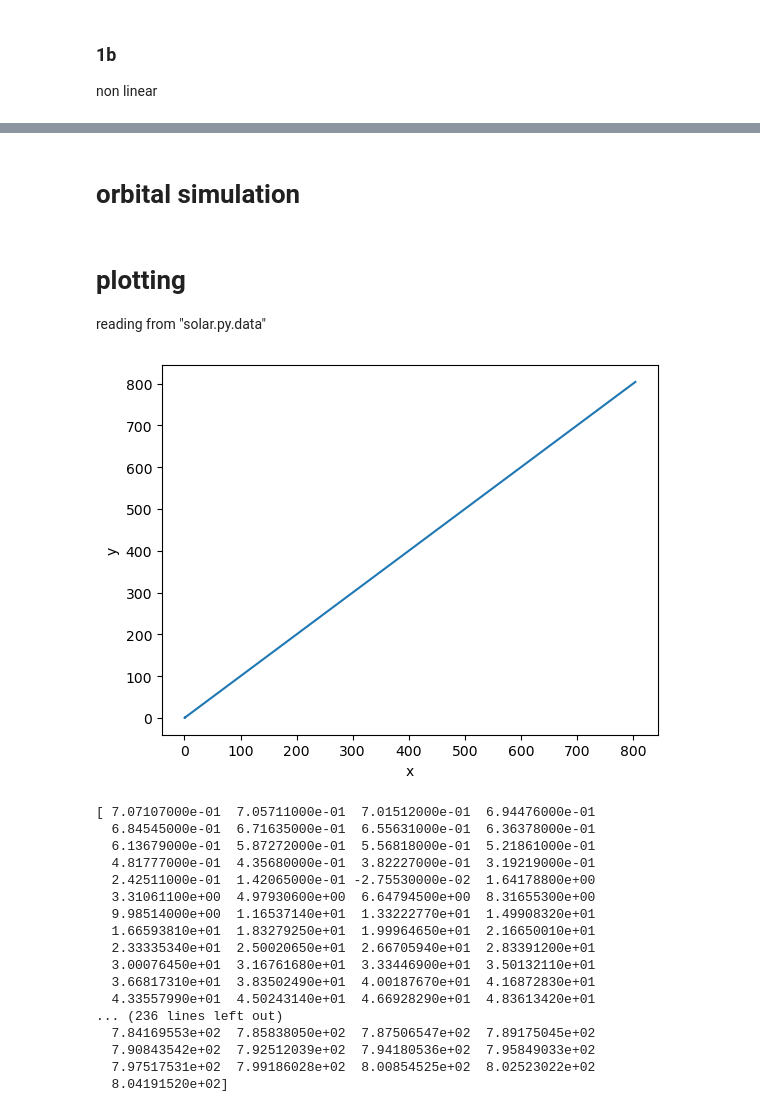
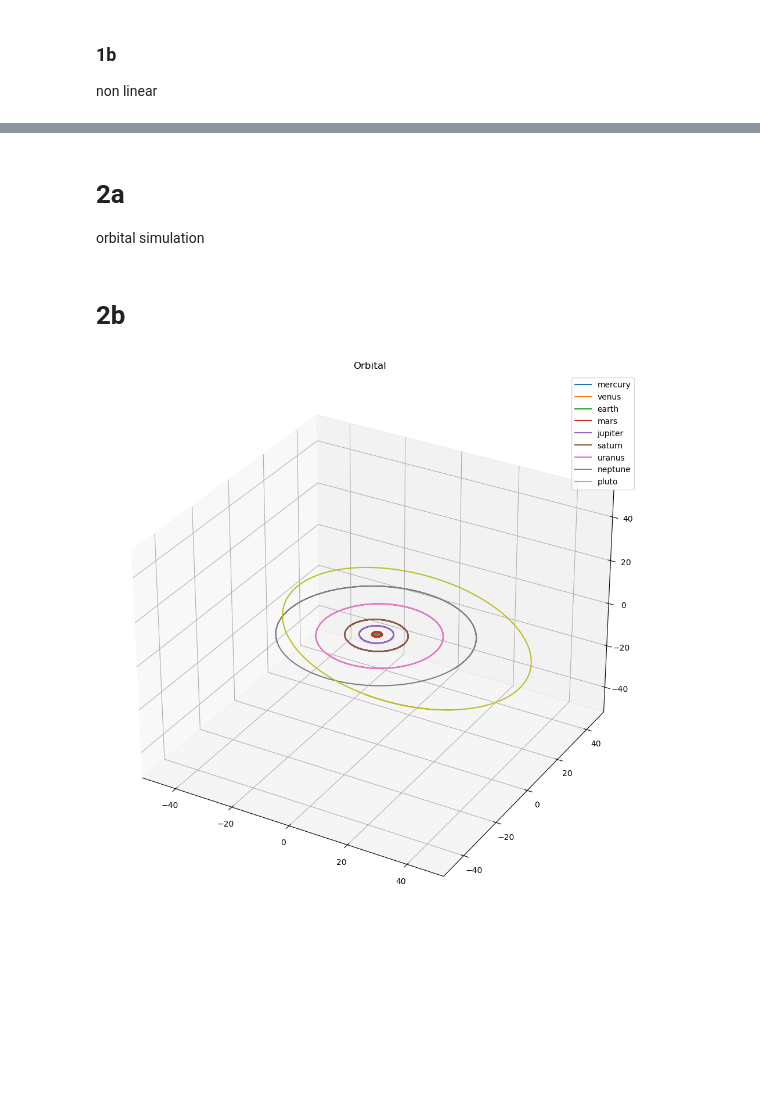
Before and after one commit to liuqiyucn/141, a Jupyter notebook: assignment1/assignment1.ipynb, the cells around one changed output, grey strips where cells are left out. Saved outputs shown, nothing was run; the diff lists cells and outputs as text; code cells hidden in the pictures; blank space fills up the shorter version.

```diff
--- a/assignment1/assignment1.ipynb
+++ b/assignment1/assignment1.ipynb
@@ -125,2 +177,3 @@ def save_state(m, x, tnow):
 # %% [markdown]
-# orbital simulation
+# 2a
+orbital simulation
@@ -235,44 +288,26 @@ main()
-# %% [markdown]
-# plotting
-reading from "solar.py.data"
-# %%
-with open("solar.py.data") as f:
-    content = f.readlines()
-
-earth = []
-
-for i in range(len(content)):
-    if (i+1)%9 == 3:
-        line = (content[i].replace('\n', '')).split(" ")
-        line = list(filter(lambda x: x != '', line))
-        earth.append([float(line[0]),float(line[1]), float(line[2]), float(line[3])])
-
-earth = np.array(earth)
-# %%
-plt.plot(earth[:,1], earth[:,2])
-plt.xlabel("x")
-plt.ylabel("y")
-plt.savefig("earth orbital motion x versus y.png")
-# %% [output]
-[figure, removed]
-# %%
-print(earth[:,1]) # x-position
-print(earth[:,2]) # y-position
-# %% [output]
-[ 7.07107000e-01  7.05711000e-01  7.01512000e-01  6.94476000e-01
-  6.84545000e-01  6.71635000e-01  6.55631000e-01  6.36378000e-01
-  6.13679000e-01  5.87272000e-01  5.56818000e-01  5.21861000e-01
-  4.81777000e-01  4.35680000e-01  3.82227000e-01  3.19219000e-01
-  2.42511000e-01  1.42065000e-01 -2.75530000e-02  1.64178800e+00
-  3.31061100e+00  4.97930600e+00  6.64794500e+00  8.31655300e+00
-  9.98514000e+00  1.16537140e+01  1.33222770e+01  1.49908320e+01
-  1.66593810e+01  1.83279250e+01  1.99964650e+01  2.16650010e+01
-  2.33335340e+01  2.50020650e+01  2.66705940e+01  2.83391200e+01
-  3.00076450e+01  3.16761680e+01  3.33446900e+01  3.50132110e+01
-  3.66817310e+01  3.83502490e+01  4.00187670e+01  4.16872830e+01
-  4.33557990e+01  4.50243140e+01  4.66928290e+01  4.83613420e+01
-... (236 lines left out)
-  7.84169553e+02  7.85838050e+02  7.87506547e+02  7.89175045e+02
-  7.90843542e+02  7.92512039e+02  7.94180536e+02  7.95849033e+02
-  7.97517531e+02  7.99186028e+02  8.00854525e+02  8.02523022e+02
-  8.04191520e+02]
+# %% [markdown]
+# 2b
+# %%
+# order: mercury, venus, earth, mars, jupiter, saturn, uranus, neptune, pluto
+
+planetDict = {'0': "mercury", '1' : 'venus', '2' : 'earth', '3': 'mars', '4': 'jupiter', '5': 'saturn', '6': 'uranus', '7': 'neptune', '8': 'pluto'}
+
+fig = plt.figure(figsize = (12,12))
+ax = plt.axes(projection='3d')
+
+for i in range(9):
+    planet = data_sim[data_sim.planet_label == i]
+    x = planet['r_x'].to_numpy()
+    y = planet['r_y'].to_numpy()
+    z = planet['r_z'].to_numpy()
+    ax.plot(x, y, z, label = planetDict[str(i)])
+
+ax.set_xlim((-50, 50))
+ax.set_ylim((-50, 50))
+ax.set_zlim((-50, 50))
+ax.set_title('Orbital')
+ax.legend()
+
+plt.show()
+# %% [output]
+[figure, added]
```
Also changed, not shown: parts of 17 cells of this notebook, 9 other files.
